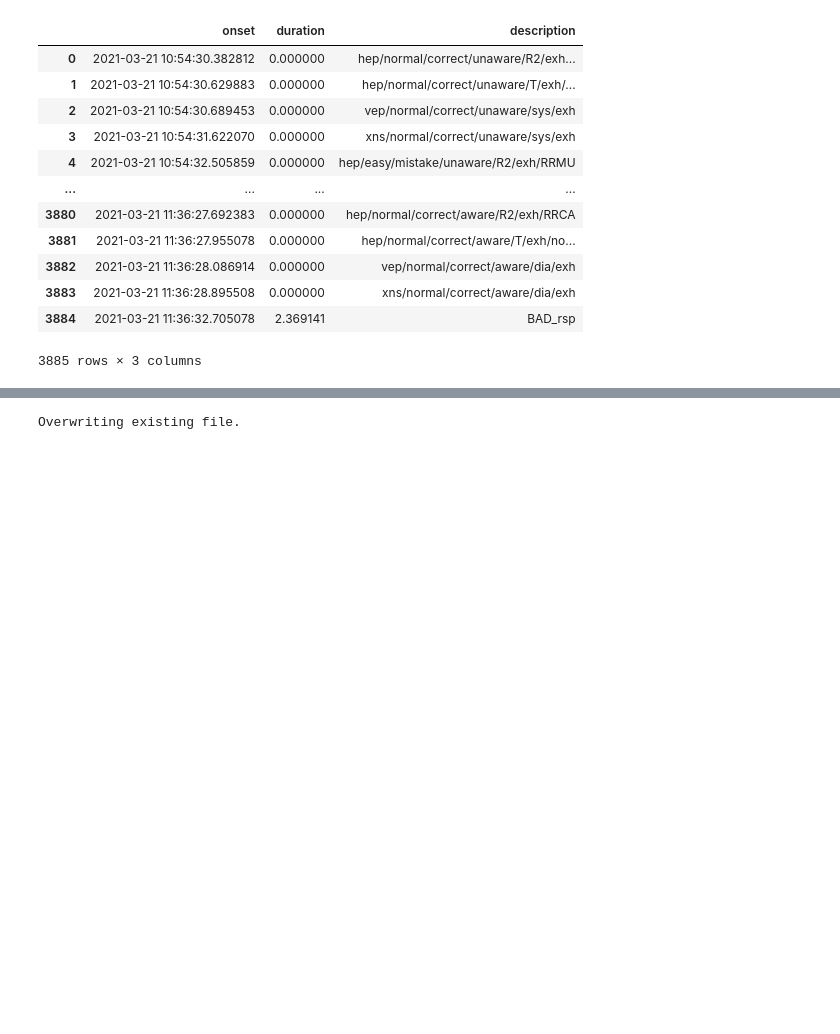
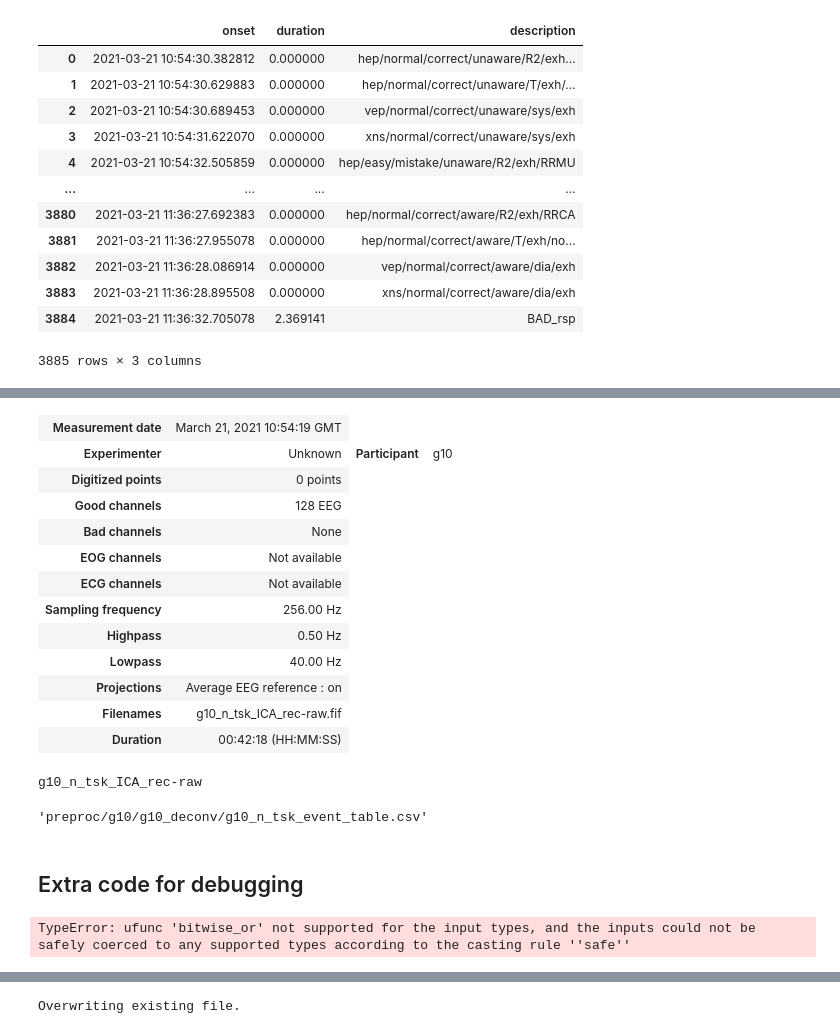
Before and after one commit to vivile42/unfold_proj, a Jupyter notebook: pre_test.ipynb, the cells around one changed output, grey strips where cells are left out. Cells and saved outputs as stored; diff of their text form; code cells hidden in the pictures; blank space fills up the shorter version.

```diff
--- a/pre_test.ipynb
+++ b/pre_test.ipynb
@@ -430,0 +222,36 @@ Issues with channel locations:
+# %%
+# Set the new annotations in the Raw object, replacing the old ones
+new_raw=raw.copy()
+new_raw.set_annotations(new_annotations)
+
+new_raw.pick_types(eeg=True)
+# %% [output]
+| Measurement date | March 21, 2021 10:54:19 GMT |
+| Experimenter | Unknown | Participant | g10 |
+| Digitized points | 0 points |
+| Good channels | 128 EEG |
+| Bad channels | None |
+| EOG channels | Not available |
+| ECG channels | Not available |
+| Sampling frequency | 256.00 Hz |
+| Highpass | 0.50 Hz |
+| Lowpass | 40.00 Hz |
+| Projections | Average EEG reference : on |
+| Filenames | g10_n_tsk_ICA_rec-raw.fif |
+| Duration | 00:42:18 (HH:MM:SS) |
+# %%
+eeg_format='fif'
+eeg_exp='tsk'
+datafolder='raw'
+files=files_in_out.GetFiles(filepath=datafolder,eeg_format=eeg_format,g_num=g_num)
+files.select_condition('n')
+files.get_info(end_fix=29)
+files.current_filename=files.current_filename[:9]
+# %% [output]
+g10_n_tsk_ICA_rec-raw
+# %%
+output_file_eeg=files.out_filename(type_sig='deconv',file_end='eeg_data.set')
+output_file_table=files.out_filename(type_sig='deconv',file_end='event_table.csv')
+output_file_table
+# %% [output]
+'preproc/g10/g10_deconv/g10_n_tsk_event_table.csv'
@@ -430,0 +264,22 @@ Issues with channel locations:
+# %% [markdown]
+## Extra code for debugging
+# %%
+import numpy as np
+annots = new_raw.annotations
+onsets = np.array(annots.onset)
+durations = np.array(annots.duration)
+descriptions = np.array(annots.description)
+# Identify invalid (non-finite) onsets or durations
+invalid_mask = ~np.isfinite(onsets) | ~np.isfinite(durations)
+# Optionally: flag empty or non-string descriptions
+invalid_mask |= [not isinstance(desc, str) or desc.strip() == '' for desc in descriptions]
+# Get indices of problematic annotations
+bad_indices = np.where(invalid_mask)[0]
+# Print them out
+print(f"\nFound {len(bad_indices)} problematic annotations:\n")
+for idx in bad_indices:
+    print(f"[{idx}] Onset: {onsets[idx]}, Duration: {durations[idx]}, Description: {descriptions[idx]}")
+if len(bad_indices) == 0:
+    print(" No problematic annotations found!")
+# %% [output]
+TypeError: ufunc 'bitwise_or' not supported for the input types, and the inputs could not be safely coerced to any supported types according to the casting rule ''safe''
```
Also changed, not shown: parts of 25 cells of this notebook.
